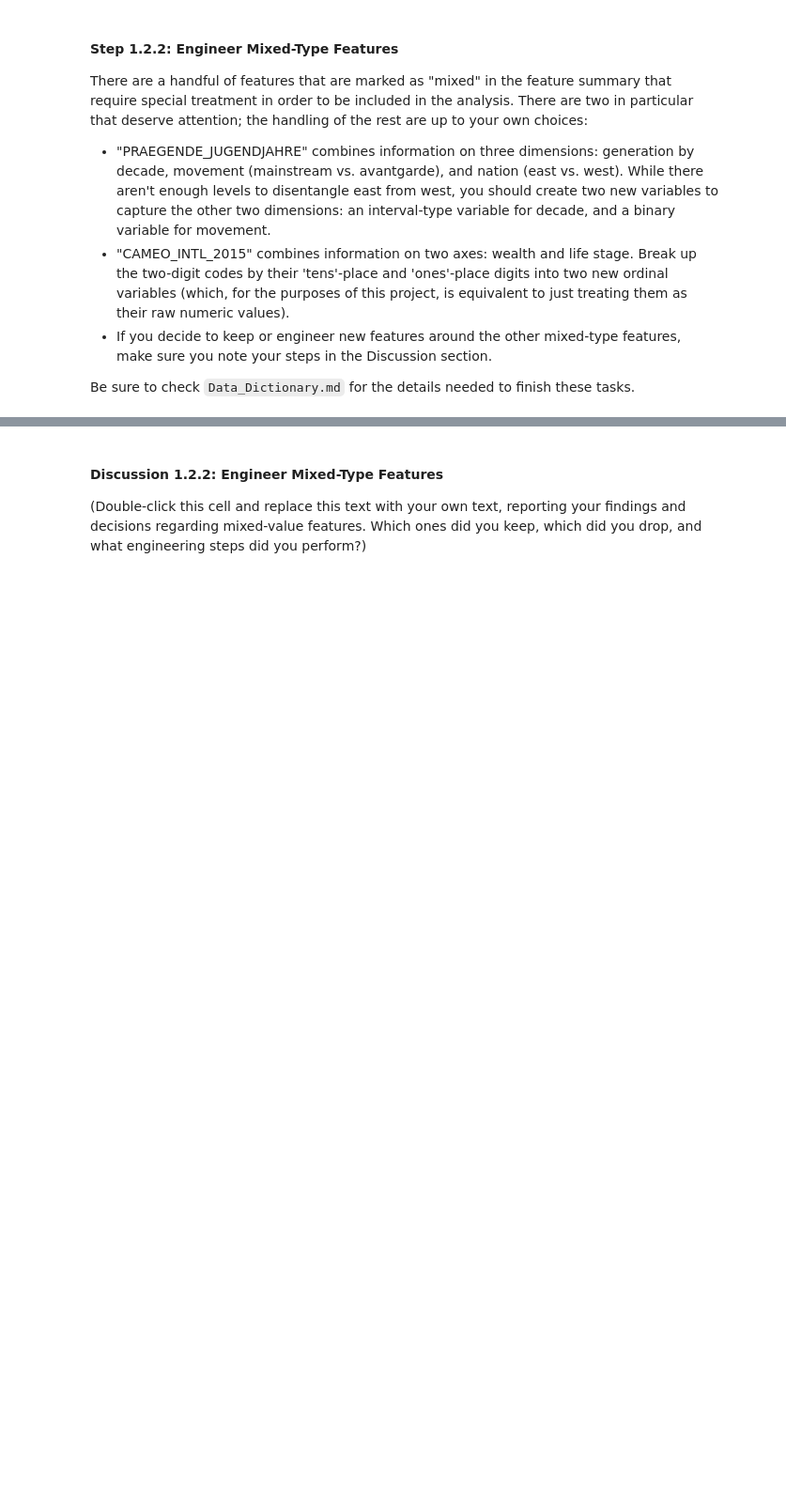
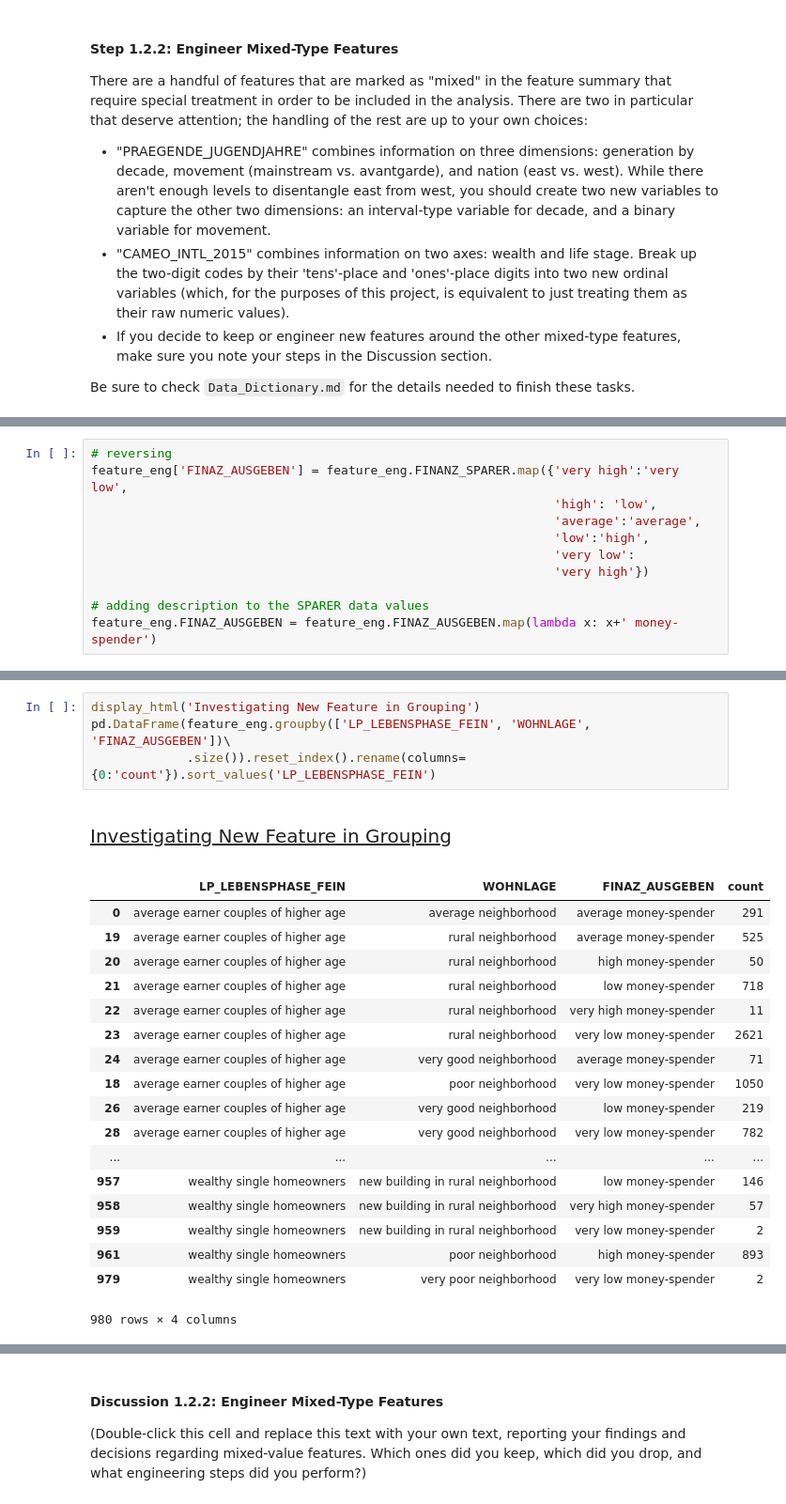
Before and after one commit to samlexrod/identifying_customer_segments, a Jupyter notebook: Identify_Customer_Segments.ipynb, the cells around one changed output, grey strips where cells are left out. Shown: that part at 94% size. Drawn from its saved outputs; the diff is of its cells as text; blank space fills up the shorter version.

```diff
--- a/Identify_Customer_Segments.ipynb
+++ b/Identify_Customer_Segments.ipynb
@@ -1106,0 +1158,11 @@ Sample Mode
+# %%
+# reversing
+feature_eng['FINAZ_AUSGEBEN'] = feature_eng.FINANZ_SPARER.map({'very high':'very low',
+                                                               'high': 'low',
+                                                               'average':'average',
+                                                               'low':'high',
+                                                               'very low':
+                                                               'very high'})
+
+# adding description to the SPARER data values
+feature_eng.FINAZ_AUSGEBEN = feature_eng.FINAZ_AUSGEBEN.map(lambda x: x+' money-spender')
@@ -1106,0 +1186,24 @@ Sample Mode
+# %%
+display_html('Investigating New Feature in Grouping')
+pd.DataFrame(feature_eng.groupby(['LP_LEBENSPHASE_FEIN', 'WOHNLAGE', 'FINAZ_AUSGEBEN'])\
+             .size()).reset_index().rename(columns={0:'count'}).sort_values('LP_LEBENSPHASE_FEIN')
+# %% [output]
+Investigating New Feature in Grouping
+|  | LP_LEBENSPHASE_FEIN | WOHNLAGE | FINAZ_AUSGEBEN | count |
+| 0 | average earner couples of higher age | average neighborhood | average money-spender | 291 |
+| 19 | average earner couples of higher age | rural neighborhood | average money-spender | 525 |
+| 20 | average earner couples of higher age | rural neighborhood | high money-spender | 50 |
+| 21 | average earner couples of higher age | rural neighborhood | low money-spender | 718 |
+| 22 | average earner couples of higher age | rural neighborhood | very high money-spender | 11 |
+| 23 | average earner couples of higher age | rural neighborhood | very low money-spender | 2621 |
+| 24 | average earner couples of higher age | very good neighborhood | average money-spender | 71 |
+| 18 | average earner couples of higher age | poor neighborhood | very low money-spender | 1050 |
+| 26 | average earner couples of higher age | very good neighborhood | low money-spender | 219 |
+| 28 | average earner couples of higher age | very good neighborhood | very low money-spender | 782 |
+| ... | ... | ... | ... | ... |
+| 957 | wealthy single homeowners | new building in rural neighborhood | low money-spender | 146 |
+| 958 | wealthy single homeowners | new building in rural neighborhood | very high money-spender | 57 |
+| 959 | wealthy single homeowners | new building in rural neighborhood | very low money-spender | 2 |
+| 961 | wealthy single homeowners | poor neighborhood | high money-spender | 893 |
+| 979 | wealthy single homeowners | very poor neighborhood | very low money-spender | 2 |
+980 rows × 4 columns
```
Also changed, not shown: parts of 21 cells of this notebook.
